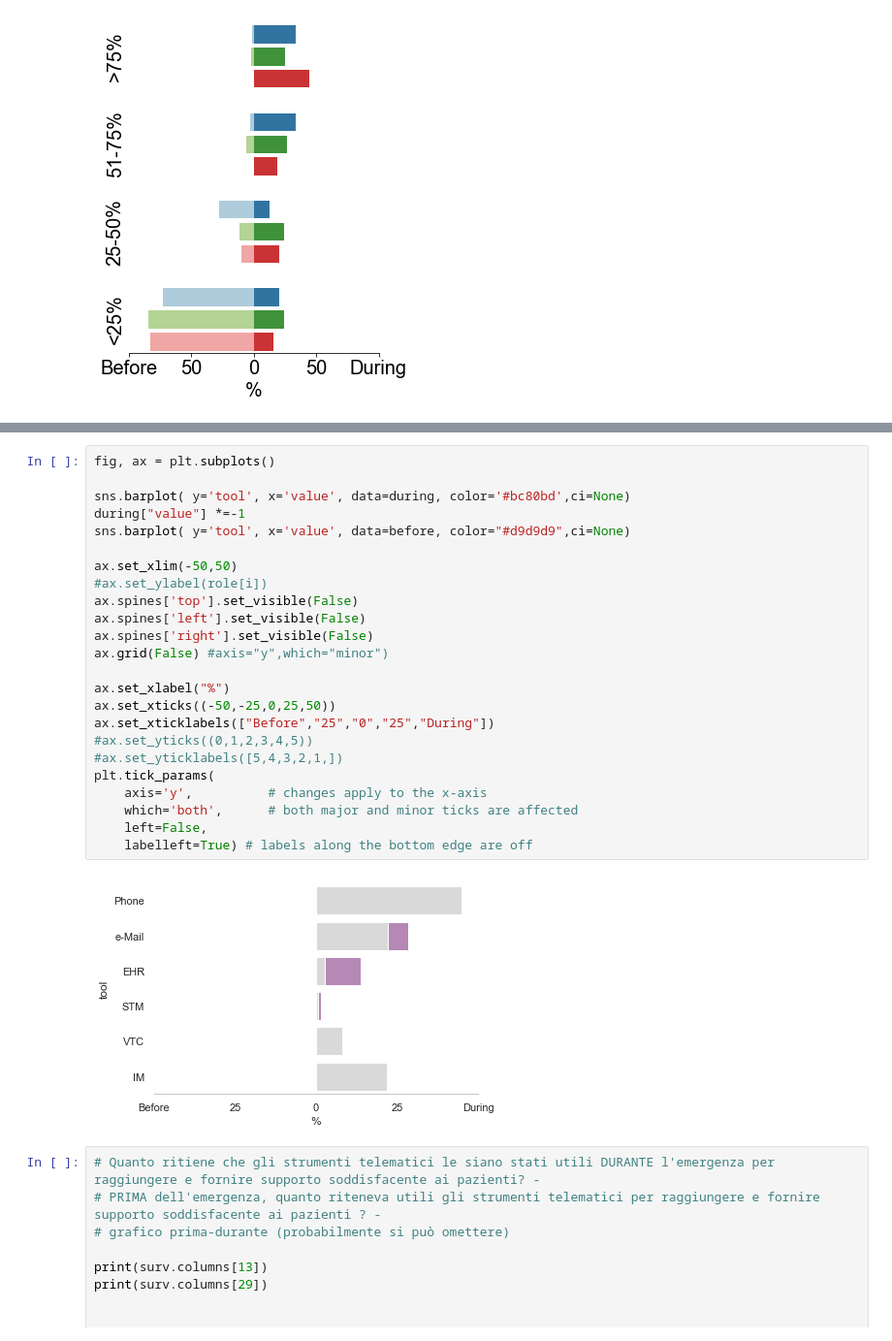
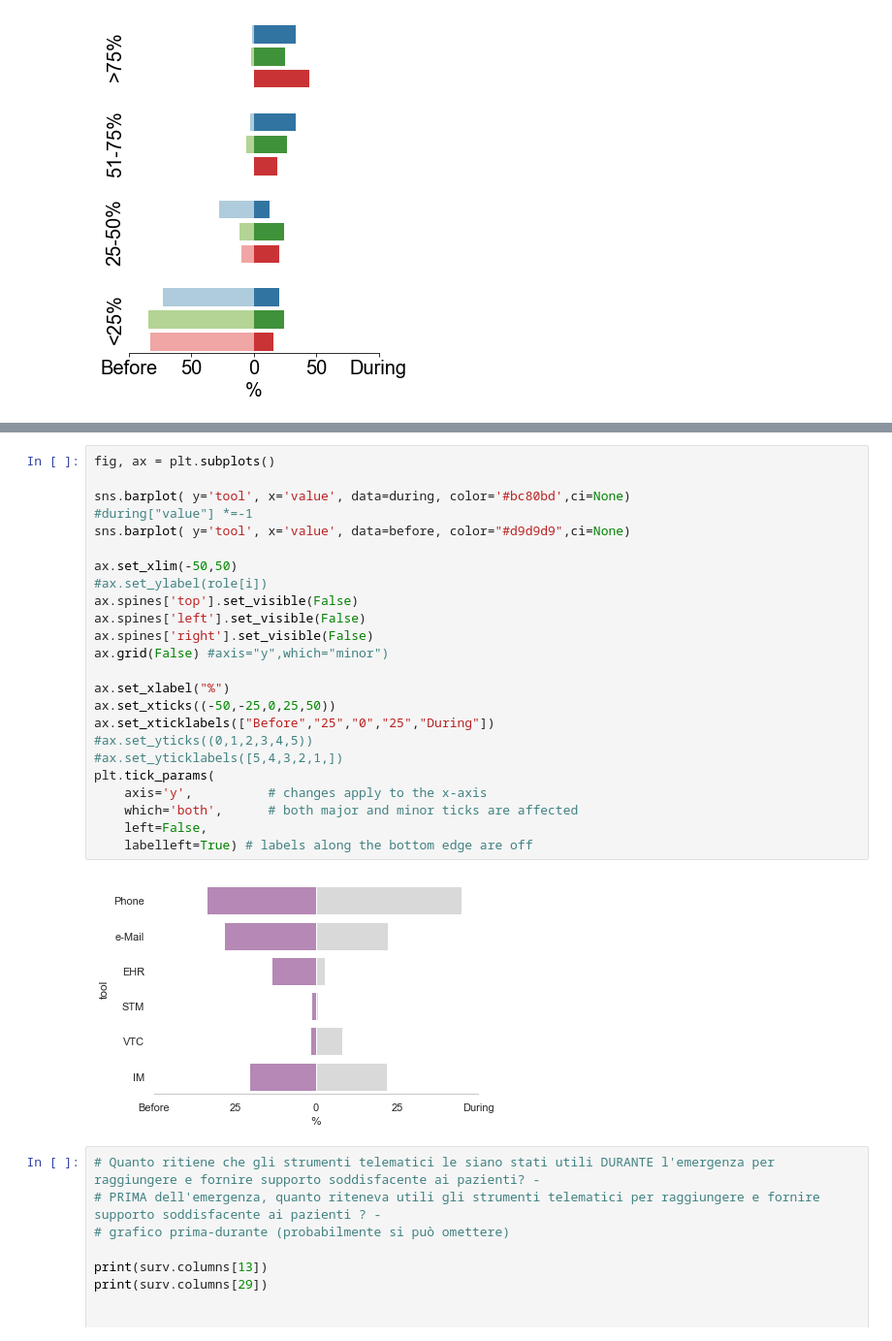
Before and after one commit to raffaelemazziotti/telemental_health, a Jupyter notebook: survey_ita_graphs.ipynb, the cells around one changed output, grey strips where cells are left out. Shown at 97% size. Saved outputs shown, nothing was run; the diff lists cells and outputs as text.

```diff
--- a/survey_ita_graphs.ipynb
+++ b/survey_ita_graphs.ipynb
@@ -346,29 +346,29 @@ Quali tra i seguenti strumenti telematici utilizzava PRIMA dell'emergenza per ra
 # %%
 fig, ax = plt.subplots()
 
 sns.barplot( y='tool', x='value', data=during, color='#bc80bd',ci=None)
-during["value"] *=-1
+#during["value"] *=-1
 sns.barplot( y='tool', x='value', data=before, color="#d9d9d9",ci=None)
 
 ax.set_xlim(-50,50)
 #ax.set_ylabel(role[i])
 ax.spines['top'].set_visible(False)
 ax.spines['left'].set_visible(False)
 ax.spines['right'].set_visible(False)
 ax.grid(False) #axis="y",which="minor")
 
 ax.set_xlabel("%")
 ax.set_xticks((-50,-25,0,25,50))
 ax.set_xticklabels(["Before","25","0","25","During"])
 #ax.set_yticks((0,1,2,3,4,5))
 #ax.set_yticklabels([5,4,3,2,1,])
 plt.tick_params(
     axis='y',          # changes apply to the x-axis
     which='both',      # both major and minor ticks are affected
     left=False,
     labelleft=True) # labels along the bottom edge are off
 # %% [output]
-[figure, old version]
+[figure, new version]
 # %%
 # Quanto ritiene che gli strumenti telematici le siano stati utili DURANTE l'emergenza per raggiungere e fornire supporto soddisfacente ai pazienti? -
 # PRIMA dell'emergenza, quanto riteneva utili gli strumenti telematici per raggiungere e fornire supporto soddisfacente ai pazienti ? -
```
Also changed, not shown: parts of 1 cell of this notebook.
